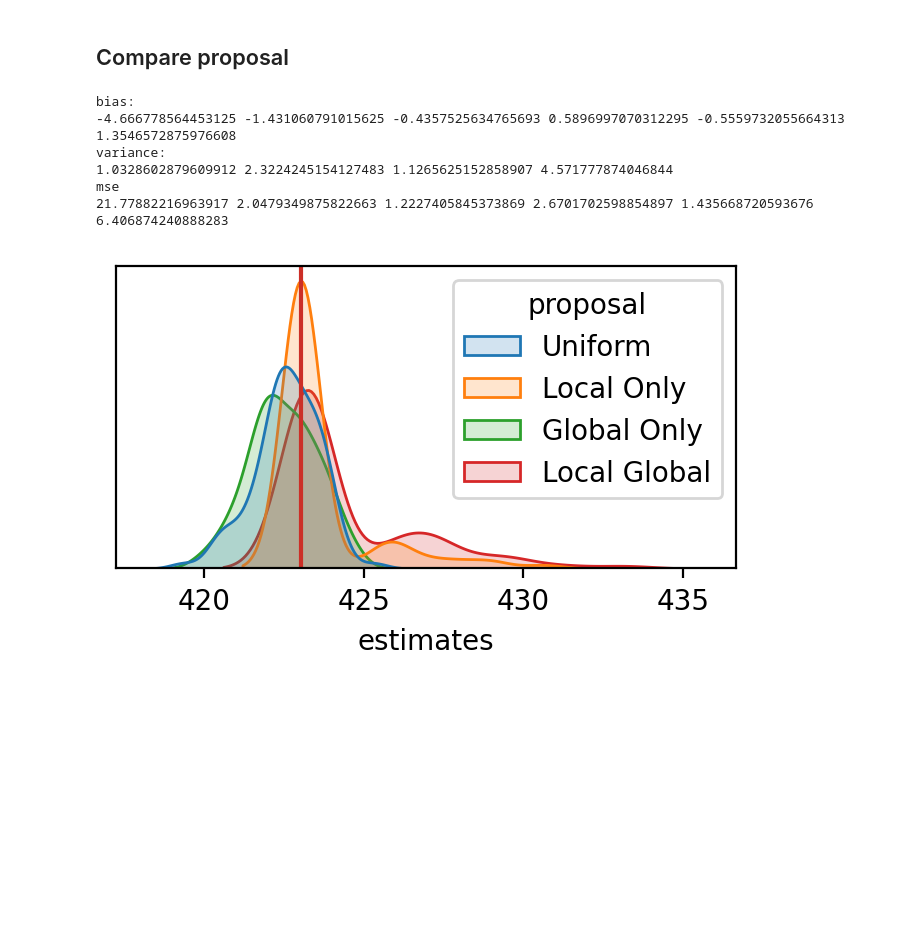
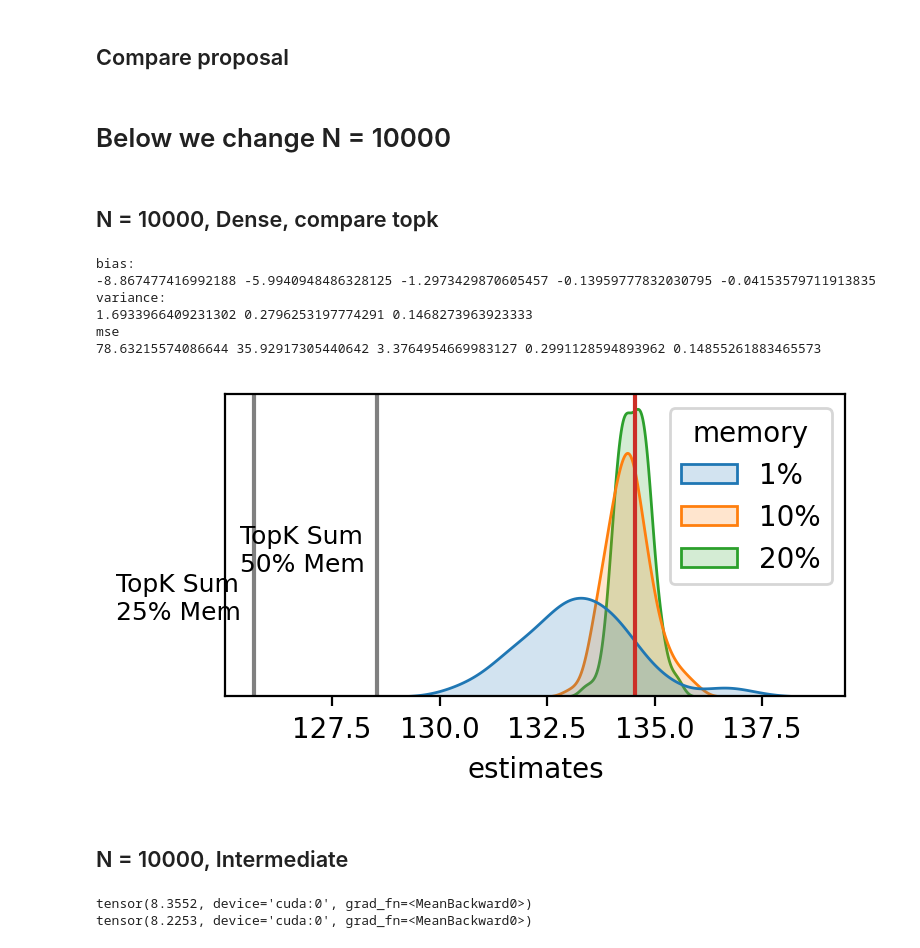
Before and after one commit to FranxYao/RDP, a Jupyter notebook: src/rebuttal/TreeCRF.ipynb, the cells around one changed output. Drawn from its saved outputs; the diff is of its cells as text; code cells hidden in the pictures; blank space fills up the shorter version.

```diff
--- a/src/rebuttal/TreeCRF.ipynb
+++ b/src/rebuttal/TreeCRF.ipynb
@@ -337,13 +359,3 @@ mse
 [figure]
 # %% [markdown]
 ## Compare proposal
-# %%
-compare_proposal(treecrf_l, N=100)
-# %% [output]
-bias:
--4.666778564453125 -1.431060791015625 -0.4357525634765693 0.5896997070312295 -0.5559732055664313 1.3546572875976608
-variance:
-1.0328602879609912 2.3224245154127483 1.1265625152858907 4.571777874046844
-mse
-21.77882216963917 2.0479349875822663 1.2227405845373869 2.6701702598854897 1.435668720593676 6.406874240888283
-[figure, removed]
@@ -349,0 +364,40 @@ mse
+# %% [markdown]
+# Below we change N = 10000
+# %%
+batch_size = 1
+max_len = 5
+num_states = 10000
+hidden_size = 50
+treecrf = TreeCRFSimulation(batch_size, max_len, num_states, hidden_size).to('cuda')
+# %% [markdown]
+## N = 10000, Dense, compare topk
+# %%
+compare_topk(treecrf, proposal='uniform', N=100, yloc=[0.08, 0.13], offset=-3.2)
+# %% [output]
+bias:
+-8.867477416992188 -5.9940948486328125 -1.2973429870605457 -0.13959777832030795 -0.04153579711913835
+variance:
+1.6933966409231302 0.2796253197774291 0.1468273963923333
+mse
+78.63215574086644 35.92917305440642 3.3764954669983127 0.2991128594893962 0.14855261883465573
+[figure, added]
+# %% [markdown]
+## N = 10000, Intermediate
+# %%
+batch_size = 1
+max_len = 5
+num_states = 10000
+hidden_size = 50
+treecrf_i = TreeCRFSimulation(batch_size, max_len, num_states, hidden_size).to('cuda')
+print(treecrf_i.entropy_approx())
+
+optimizer = Adam(treecrf_i.parameters(), lr=1e-4)
+for _ in tqdm(range(30)):
+    treecrf_i.zero_grad()
+    ent = treecrf_i.entropy_approx()
+    ent.backward()
+    optimizer.step()
+print(ent)
+# %% [output]
+tensor(8.3552, device='cuda:0', grad_fn=<MeanBackward0>)
+tensor(8.2253, device='cuda:0', grad_fn=<MeanBackward0>)
```
Also changed, not shown: parts of 10 cells of this notebook, 4 other files.
